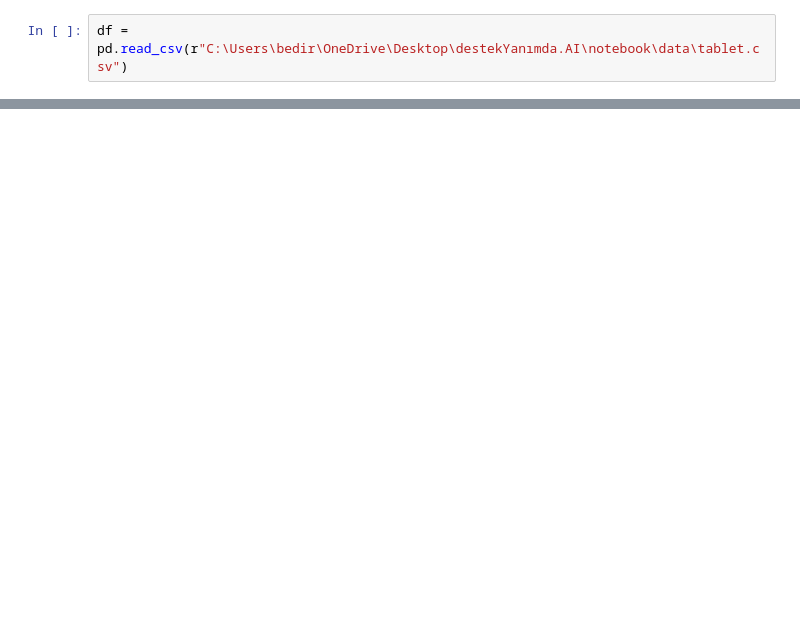
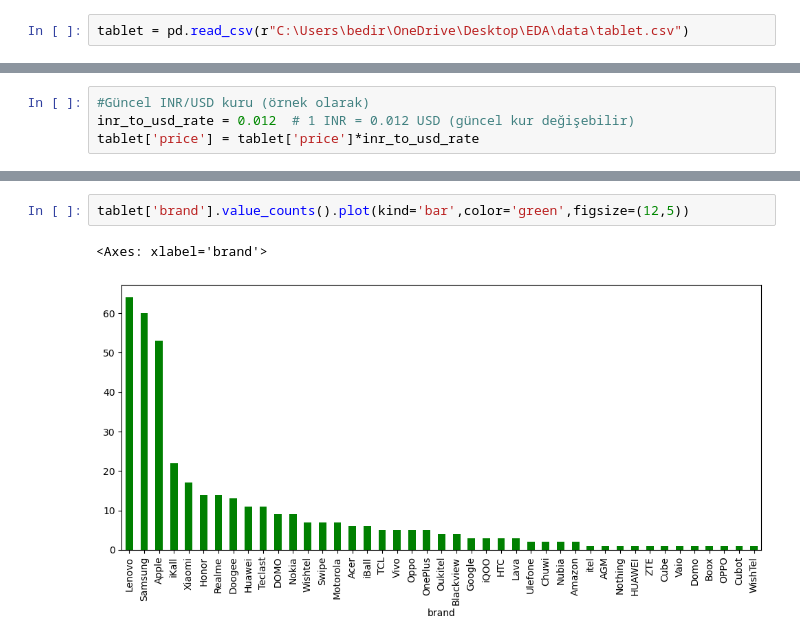
Before and after one commit to BedirhanDurmus/DestekYanimda.AI, a Jupyter notebook: notebook/EDA_TABLET.ipynb, the cells around one changed output, grey strips where cells are left out. Drawn from its saved outputs; the diff is of its cells as text; blank space fills up the shorter version.

```diff
--- a/notebook/EDA_TABLET.ipynb
+++ b/notebook/EDA_TABLET.ipynb
@@ -58,3 +26,3 @@ import matplotlib.pyplot as plt
 # %%
-df = pd.read_csv(r"C:\Users\bedir\OneDrive\Desktop\destekYanımda.AI\notebook\data\tablet.csv")
+tablet = pd.read_csv(r"C:\Users\bedir\OneDrive\Desktop\EDA\data\tablet.csv")
 # %%
@@ -67,3 +35,7 @@ df.head()
 | 3 | 3 | Xiaomi Pad 6 Tablet (8GB RAM + 25... | Xiaomi | 4.00 | 28999 | Snapdragon | 8.0 | 3.2 | ... |
 | 4 | 4 | Lenovo Xiaoxin Pad Pro 12.7 (8GB ... | Lenovo | 4.70 | 20499 | Snapdragon | 8.0 | 3.2 | ... |
 5 rows × 29 columns
+# %%
+#Güncel INR/USD kuru (örnek olarak)
+inr_to_usd_rate = 0.012  # 1 INR = 0.012 USD (güncel kur değişebilir)
+tablet['price'] = tablet['price']*inr_to_usd_rate
@@ -93,0 +76,5 @@ dtype: int64
+# %%
+tablet['brand'].value_counts().plot(kind='bar',color='green',figsize=(12,5))
+# %% [output]
+<Axes: xlabel='brand'>
+[figure, added]
```
Also changed, not shown: parts of 32 cells of this notebook, 15 other files.
